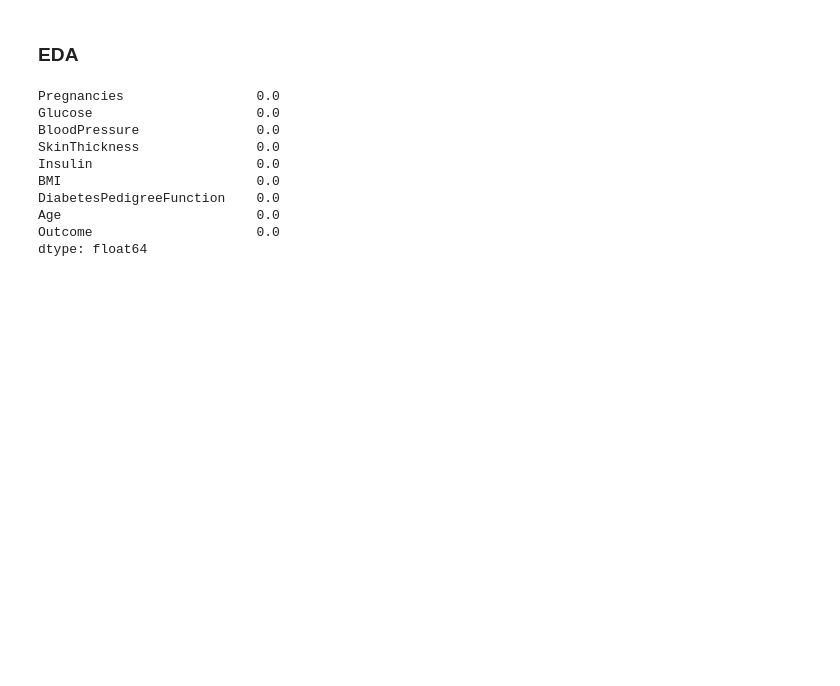
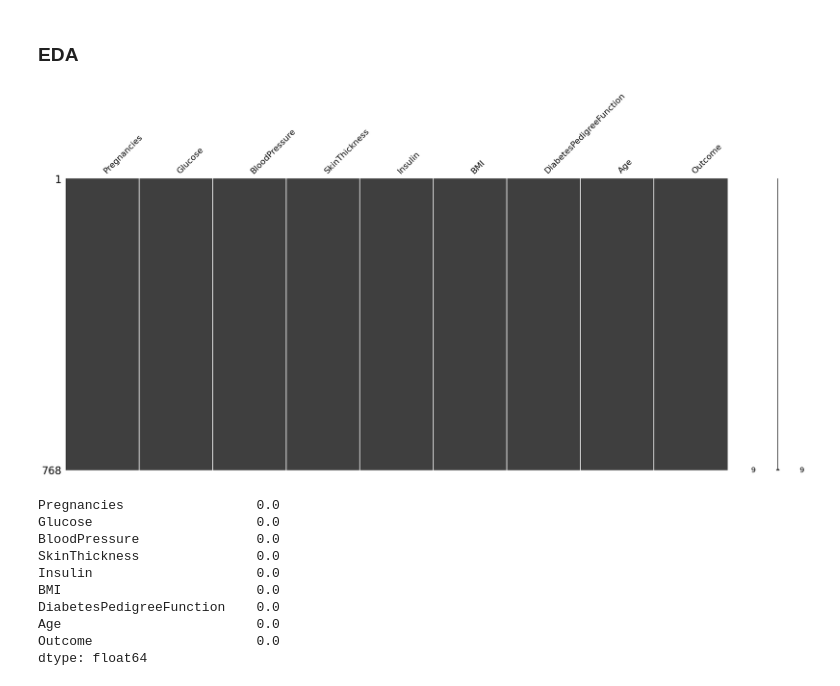
Before and after one commit to AmirMohammadiKarbalaei/Pima-Indians-Diabetes, a Jupyter notebook: pima_indians_notebook.ipynb, the cells around one changed output. Cells and saved outputs as stored; diff of their text form; code cells hidden in the pictures; blank space fills up the shorter version.

```diff
--- a/pima_indians_notebook.ipynb
+++ b/pima_indians_notebook.ipynb
@@ -51,6 +55,12 @@ df.head()
 | 4 | 0.0 | 137.0 | 40.0 | 35.0 | 168.0 | 43.1 | 2.288 | 33.0 | ... |
 # %% [markdown]
 ### EDA
+# %%
+# Checking for missing values
+msno.matrix(df)
+plt.show()
+# %% [output]
+[figure, added]
 # %%
 # Cheking for Null Values
 df[df.isna()].sum()
```
Also changed, not shown: parts of 13 cells of this notebook, 1 other file.
